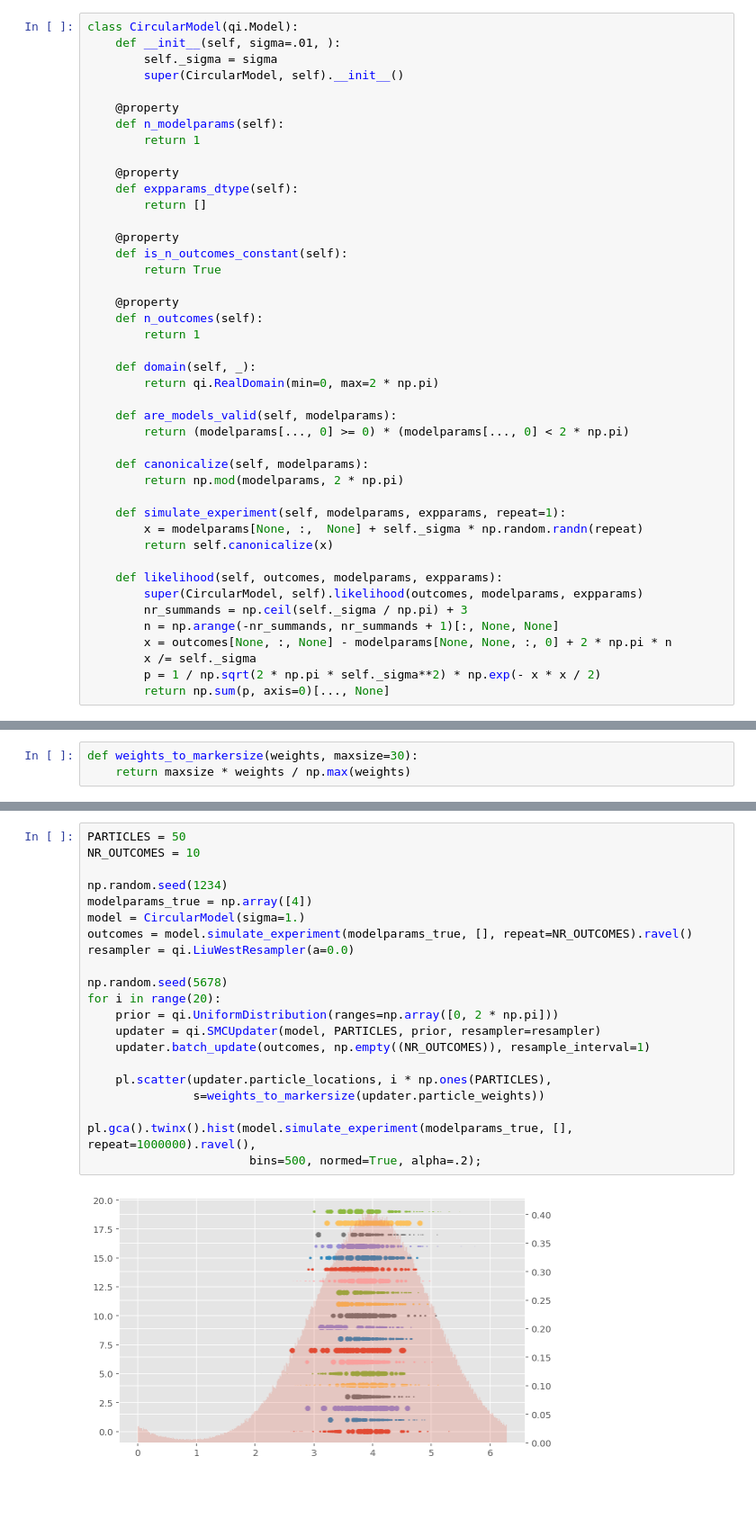
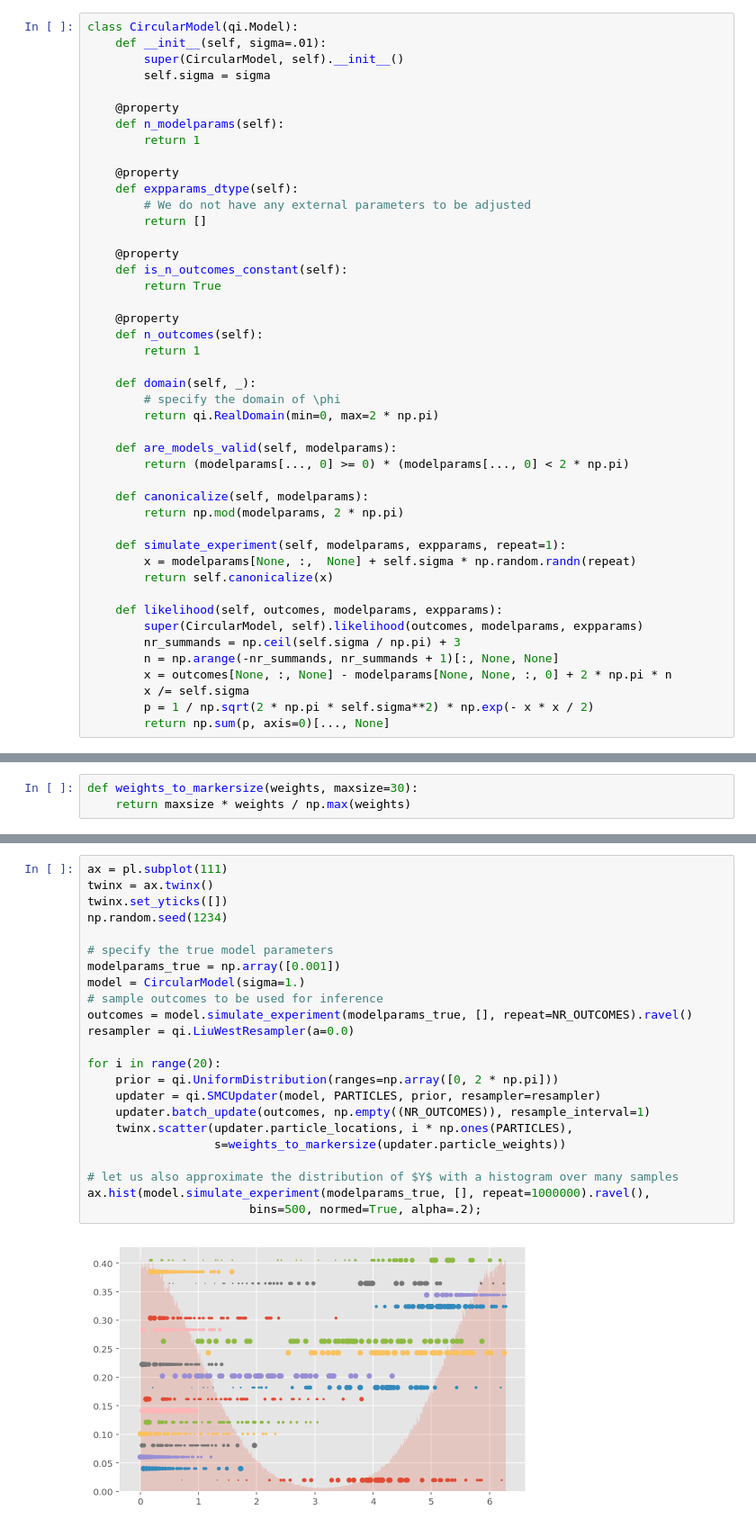
Before and after one commit to QInfer/qinfer-examples, a Jupyter notebook: circular_statistics.ipynb, the cells around one changed output, grey strips where cells are left out. Shown at 90% size. Cells and saved outputs as stored; diff of their text form; blank space fills up the shorter version.

```diff
--- a/circular_statistics.ipynb
+++ b/circular_statistics.ipynb
@@ -5,8 +16,8 @@ import numpy as np
 # %%
 class CircularModel(qi.Model):
-    def __init__(self, sigma=.01, ):
-        self._sigma = sigma
+    def __init__(self, sigma=.01):
         super(CircularModel, self).__init__()
+        self.sigma = sigma
 
     @property
     def n_modelparams(self):
@@ -14,6 +25,7 @@ class CircularModel(qi.Model):
 
     @property
     def expparams_dtype(self):
+        # We do not have any external parameters to be adjusted
         return []
 
     @property
@@ -25,6 +37,7 @@ class CircularModel(qi.Model):
         return 1
 
     def domain(self, _):
+        # specify the domain of \phi
         return qi.RealDomain(min=0, max=2 * np.pi)
 
     def are_models_valid(self, modelparams):
@@ -34,14 +47,14 @@ class CircularModel(qi.Model):
         return np.mod(modelparams, 2 * np.pi)
 
     def simulate_experiment(self, modelparams, expparams, repeat=1):
-        x = modelparams[None, :,  None] + self._sigma * np.random.randn(repeat)
+        x = modelparams[None, :,  None] + self.sigma * np.random.randn(repeat)
         return self.canonicalize(x)
 
     def likelihood(self, outcomes, modelparams, expparams):
         super(CircularModel, self).likelihood(outcomes, modelparams, expparams)
-        nr_summands = np.ceil(self._sigma / np.pi) + 3
+        nr_summands = np.ceil(self.sigma / np.pi) + 3
         n = np.arange(-nr_summands, nr_summands + 1)[:, None, None]
         x = outcomes[None, :, None] - modelparams[None, None, :, 0] + 2 * np.pi * n
-        x /= self._sigma
-        p = 1 / np.sqrt(2 * np.pi * self._sigma**2) * np.exp(- x * x / 2)
+        x /= self.sigma
+        p = 1 / np.sqrt(2 * np.pi * self.sigma**2) * np.exp(- x * x / 2)
         return np.sum(p, axis=0)[..., None]
@@ -51,23 +112,25 @@ def weights_to_markersize(weights, maxsize=30):
 # %%
-PARTICLES = 50
-NR_OUTCOMES = 10
+ax = pl.subplot(111)
+twinx = ax.twinx()
+twinx.set_yticks([])
+np.random.seed(1234)
 
-np.random.seed(1234)
-modelparams_true = np.array([4])
+# specify the true model parameters
+modelparams_true = np.array([0.001])
 model = CircularModel(sigma=1.)
+# sample outcomes to be used for inference
 outcomes = model.simulate_experiment(modelparams_true, [], repeat=NR_OUTCOMES).ravel()
 resampler = qi.LiuWestResampler(a=0.0)
 
-np.random.seed(5678)
 for i in range(20):
     prior = qi.UniformDistribution(ranges=np.array([0, 2 * np.pi]))
     updater = qi.SMCUpdater(model, PARTICLES, prior, resampler=resampler)
     updater.batch_update(outcomes, np.empty((NR_OUTCOMES)), resample_interval=1)
+    twinx.scatter(updater.particle_locations, i * np.ones(PARTICLES),
+                  s=weights_to_markersize(updater.particle_weights))
 
-    pl.scatter(updater.particle_locations, i * np.ones(PARTICLES),
-               s=weights_to_markersize(updater.particle_weights))
-
-pl.gca().twinx().hist(model.simulate_experiment(modelparams_true, [], repeat=1000000).ravel(),
+# let us also approximate the distribution of $Y$ with a histogram over many samples
+ax.hist(model.simulate_experiment(modelparams_true, [], repeat=1000000).ravel(),
                        bins=500, normed=True, alpha=.2);
 # %% [output]
-[figure, old version]
+[figure, new version]
```
Also changed, not shown: parts of 18 cells of this notebook.
